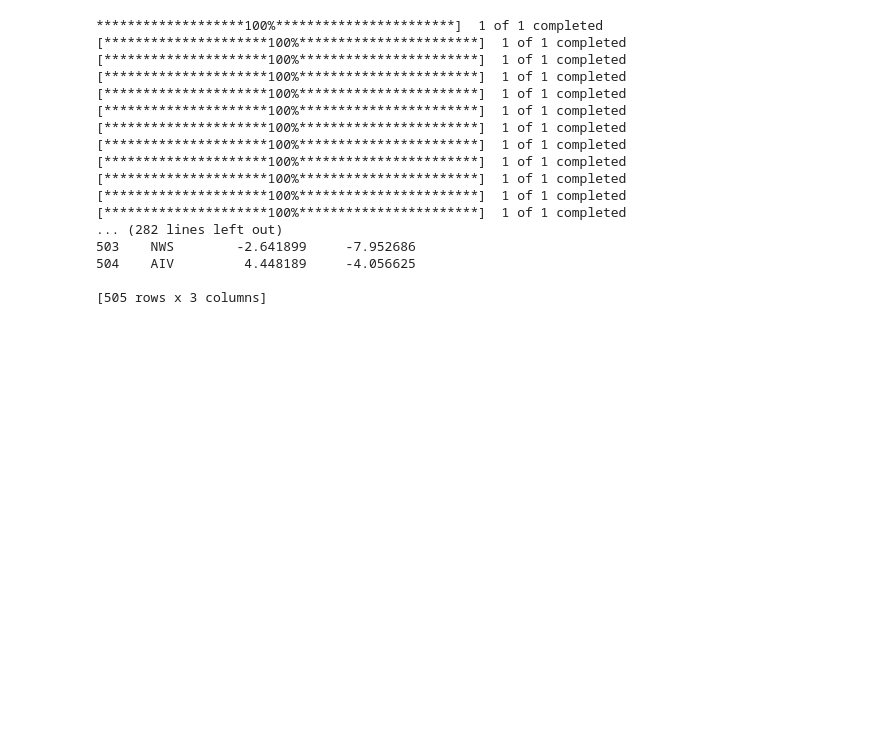
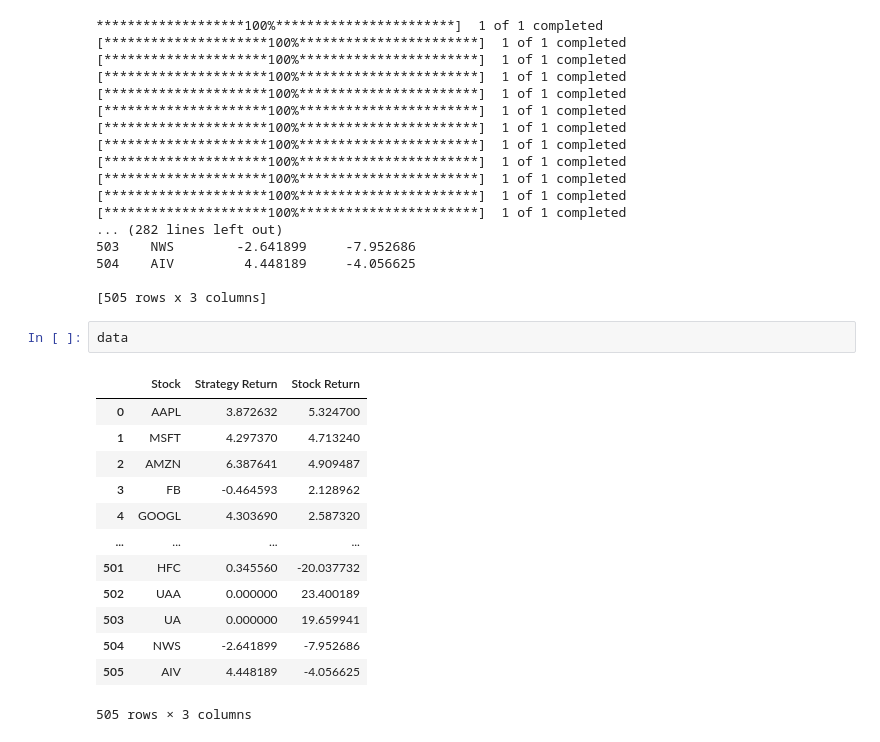
Before and after one commit to wreidv/finalTutorial, a Jupyter notebook: finalTutorialPeletskiReid.ipynb, the cells around one changed output. Drawn from its saved outputs; the diff is of its cells as text; blank space fills up the shorter version.

```diff
--- a/finalTutorialPeletskiReid.ipynb
+++ b/finalTutorialPeletskiReid.ipynb
@@ -120,3 +120,19 @@ print(data)
 504    AIV         4.448189     -4.056625
 
 [505 rows x 3 columns]
+# %%
+data
+# %% [output]
+|  | Stock | Strategy Return | Stock Return |
+| 0 | AAPL | 3.872632 | 5.324700 |
+| 1 | MSFT | 4.297370 | 4.713240 |
+| 2 | AMZN | 6.387641 | 4.909487 |
+| 3 | FB | -0.464593 | 2.128962 |
+| 4 | GOOGL | 4.303690 | 2.587320 |
+| ... | ... | ... | ... |
+| 501 | HFC | 0.345560 | -20.037732 |
+| 502 | UAA | 0.000000 | 23.400189 |
+| 503 | UA | 0.000000 | 19.659941 |
+| 504 | NWS | -2.641899 | -7.952686 |
+| 505 | AIV | 4.448189 | -4.056625 |
+505 rows × 3 columns
```
Also changed, not shown: parts of 4 cells of this notebook.
